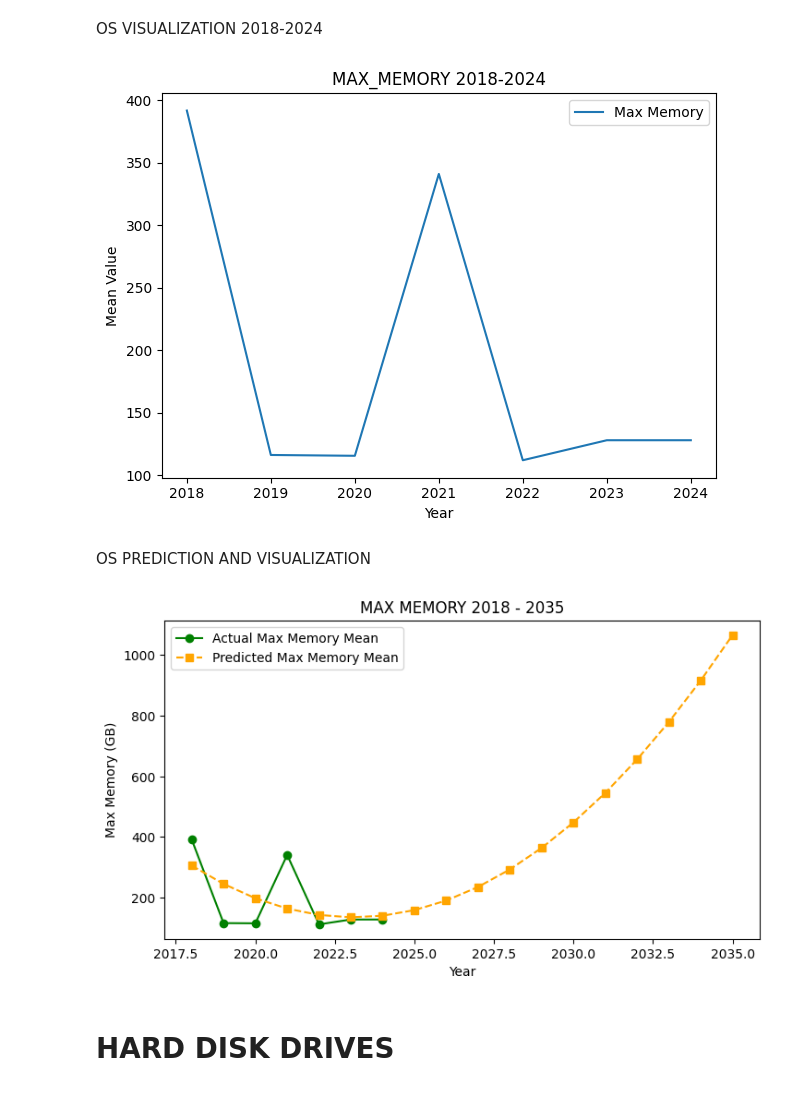
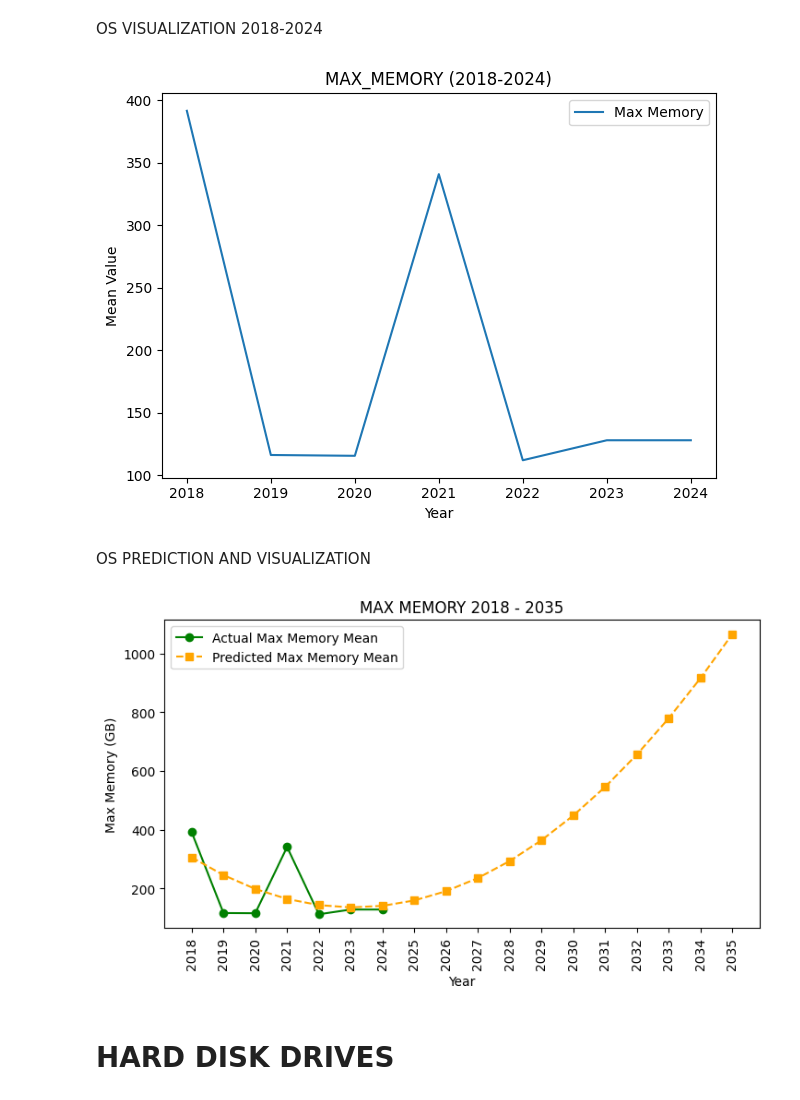
Before and after one commit to GloriaMoraaRiechi/Spring-2025, a Jupyter notebook: CSE720/Database/hardwareSpecifications.ipynb, the cells around one changed output. Saved outputs shown, nothing was run; the diff lists cells and outputs as text; code cells hidden in the pictures.

```diff
--- a/CSE720/Database/hardwareSpecifications.ipynb
+++ b/CSE720/Database/hardwareSpecifications.ipynb
@@ -914,17 +917,15 @@ OS VISUALIZATION 2018-2024
 import matplotlib.pyplot as plt
 
 plt.plot(df_stats_os['Year'], df_stats_os['Max_Memory_mean'], label="Max Memory")
-plt.title('MAX_MEMORY 2018-2024')
+plt.title('MAX_MEMORY (2018-2024)')
 plt.xlabel('Year')
 plt.ylabel('Mean Value')
 plt.legend()
 
-
-# Show the plot
 plt.tight_layout()
 plt.show()
 # %% [output]
-[figure, old version]
+[figure, new version]
 # %% [markdown]
 OS PREDICTION AND VISUALIZATION
 # %%
@@ -937,37 +938,36 @@ from sklearn.linear_model import LinearRegression
 X_os = df_stats_os['Year'].values.reshape(-1, 1)
 y_max_memory = df_stats_os['Max_Memory_mean'].values
 
-# Use a lower polynomial degree to avoid overfitting
 degree = 2
 poly = PolynomialFeatures(degree=degree)
 X_os_poly = poly.fit_transform(X_os)
 
 # Fit polynomial regression model for Max Memory Mean
 model_max_memory = LinearRegression().fit(X_os_poly, y_max_memory)
 
-# Predict values for future years
+# Predictions
 years_to_predict_os = np.arange(2018, 2036).reshape(-1, 1)
 years_to_predict_os_poly = poly.transform(years_to_predict_os)
 
 predicted_max_memory = model_max_memory.predict(years_to_predict_os_poly)
 
 # Plotting the statistics for MAX_MEMORY and predictions
 plt.figure(figsize=(14, 8))
 
 # Plotting Mean values and predictions
 plt.subplot(2, 2, 1)
 plt.plot(df_stats_os['Year'], df_stats_os['Max_Memory_mean'], label="Actual Max Memory Mean", color='green', marker='o')
 plt.plot(years_to_predict_os, predicted_max_memory, label="Predicted Max Memory Mean", color='orange', linestyle='--', marker='s')
 plt.title('MAX MEMORY 2018 - 2035')
 plt.xlabel('Year')
 plt.ylabel('Max Memory (GB)')
 plt.legend()
+plt.xticks(range(2018, 2036), rotation=90)
 
-# Show the plot
 plt.tight_layout()
 plt.show()
 # %% [output]
-[figure, old version]
+[figure, new version]
 # %% [markdown]
 # HARD DISK DRIVES
 # %% [markdown]
```
Also changed, not shown: parts of 21 cells of this notebook.
